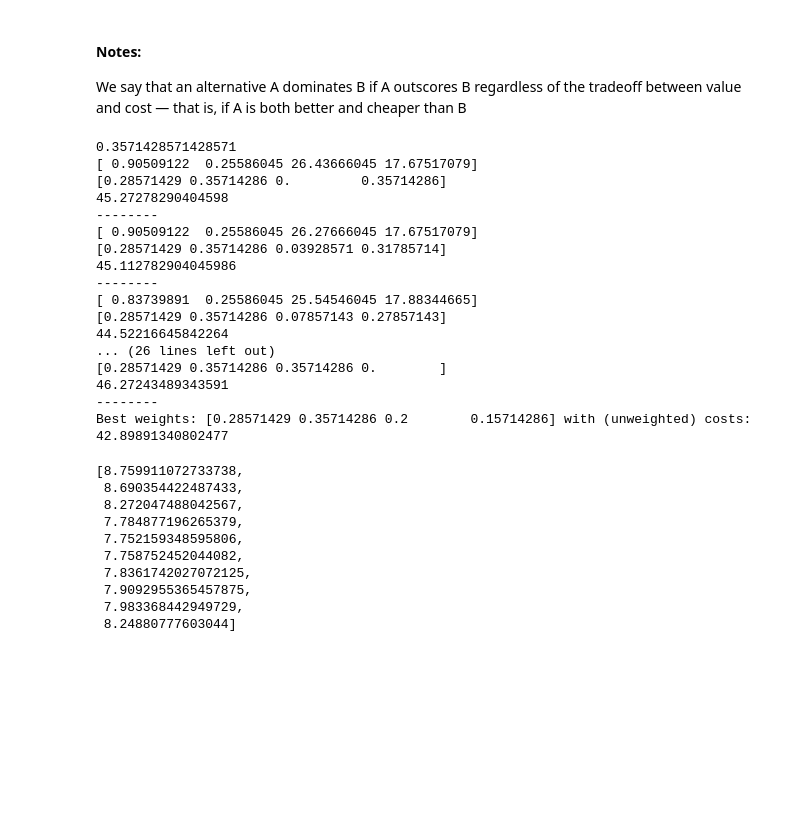
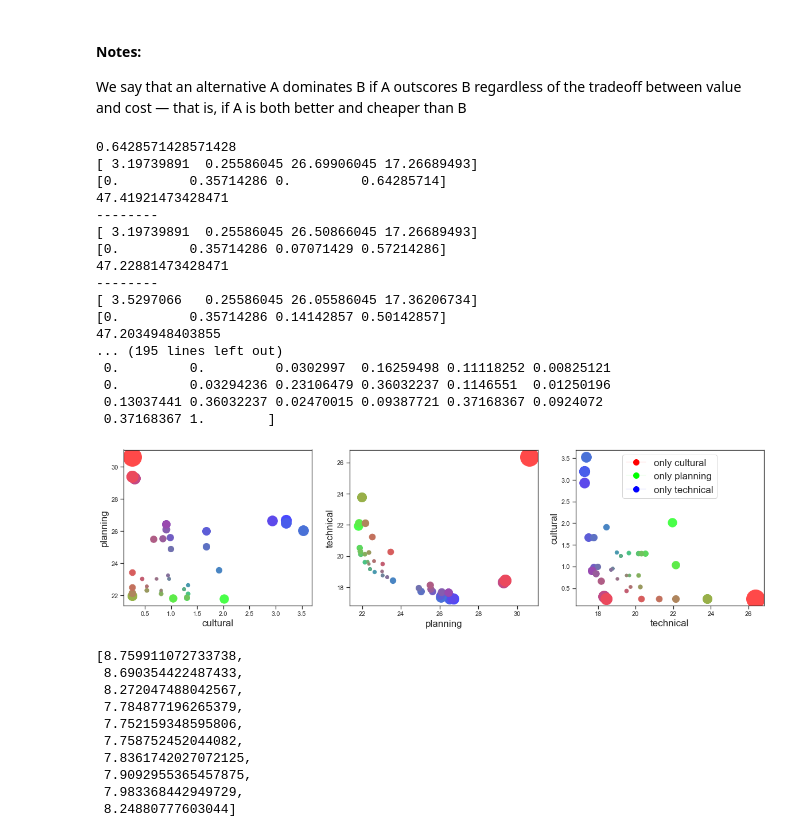
Before and after one commit to NinaWie/PowerPlanner, a Jupyter notebook: notebooks/pareto.ipynb, the cells around one changed output. Drawn from its saved outputs; the diff is of its cells as text; code cells hidden in the pictures; blank space fills up the shorter version.

```diff
--- a/notebooks/pareto.ipynb
+++ b/notebooks/pareto.ipynb
@@ -192,7 +192,7 @@ def plot_pareto_3d(pareto, weights, classes):
 # %%
 from matplotlib.lines import Line2D
 
-def plot_pareto_scatter_3d(pareto, weights, classes):
+def plot_pareto_scatter_3d(pareto, weights, classes, cost_sum=None):
     """
     3D plot of pareto points from 3 cost classes
     Arguments:
@@ -200,6 +200,11 @@ def plot_pareto_scatter_3d(pareto, weights, classes):
         weights: array or list of shape num_paths x 3, giving the weights that yielded the pareto costs
         classes: list of 3 strings, the compared graphs
     """
+    if cost_sum is not None:
+        norm_cost_sums = np.array(cost_sum)
+        norm_cost_sums = (norm_cost_sums-np.min(norm_cost_sums))/(np.max(norm_cost_sums)-np.min(norm_cost_sums))
+    print(norm_cost_sums)
+
     fig = plt.figure(figsize=(20,5))
     for i in range(3):
         ax = fig.add_subplot(1,3,i+1)
@@ -207,8 +212,12 @@ def plot_pareto_scatter_3d(pareto, weights, classes):
         ind2 = (i+1)%3
         for j in range(len(pareto)):
             label=np.argmax(weights[j])
+            if cost_sum is not None:
+                size = norm_cost_sums[j] * 1000 + 20
+            else:
+                size = 100
             col_weights = (np.asarray([weights[j]])+0.4)/1.4
-            ax.scatter(pareto[j,ind1], pareto[j,ind2], c=col_weights, label=label)
+            ax.scatter(pareto[j,ind1], pareto[j,ind2], c=col_weights, s=size, label=label)
         plt.xlabel(classes[ind1], fontsize=17)
         plt.ylabel(classes[ind2], fontsize=17)
     legend_elements = [Line2D([0], [0],marker='o', color=[1,0,0], markersize=10, lw=0.1, label='only '+classes[0]),
@@ -220,7 +229,7 @@ def plot_pareto_scatter_3d(pareto, weights, classes):
     plt.savefig("pareto3d.pdf")
     plt.show()
 
-def plot_pareto_scatter_2d(pareto, weights, classes):
+def plot_pareto_scatter_2d(pareto, weights, classes, cost_sum=None):
     """
     Scatter to compare two cost classes
     Arguments:
@@ -228,11 +237,19 @@ def plot_pareto_scatter_2d(pareto, weights, classes):
         weights: array or list of shape num_paths x 2, giving the weights that yielded the pareto costs
         classes: list of 2 strings, the compared graphs
     """
+    if cost_sum is not None:
+        norm_cost_sums = np.array(cost_sum)
+        # normalize
+        norm_cost_sums = (norm_cost_sums-np.min(norm_cost_sums))/(np.max(norm_cost_sums)-np.min(norm_cost_sums))
+        size = norm_cost_sums * 1000 + 20
+    else:
+        size= 100
     color = np.array([[w[0], 0, w[1]] for w in weights])
     # scatter pareto curve
     plt.figure(figsize=(20, 10))
     plt.subplot(1, 2, 1)
-    plt.scatter(pareto[:,0], pareto[:,1], c=color)
+    plt.scatter(pareto[:,0], pareto[:,1], c= color, s=size)# color)
+    plt.gray()
     plt.xlabel(classes[0], fontsize=15)
     plt.ylabel(classes[1], fontsize=15)
     # manually create legend
@@ -302,36 +319,37 @@ def get_pareto(self, vary, source, dest, out_path=None, non_compare_weight=0, co
     # Plotting
     if plotting:
         if len(compare)==2:
-            plot_pareto_scatter_2d(pareto, weights, classes)
+            plot_pareto_scatter_2d(pareto, weights, classes, cost_sum=cost_sum)
         elif len(compare)==3:
             # plot_pareto_3d(pareto, weights, classes)
-            plot_pareto_scatter_3d(pareto, weights, classes)
+            plot_pareto_scatter_3d(pareto, weights, classes, cost_sum=cost_sum)
         # TODO: return weights as well
     return paths, weights, cost_sum
 # %%
 %matplotlib notebook
 # %%
 pareto_out = get_pareto(
-    graph, 10, source_v, target_v, compare=[2, 3], non_compare_weight=0.5, out_path=1, plotting=False
+    graph, 10, source_v, target_v, compare=[0, 2, 3], non_compare_weight=0.5, out_path=1, plotting=True
 )
 # %% [output]
-0.3571428571428571
-[ 0.90509122  0.25586045 26.43666045 17.67517079]
-[0.28571429 0.35714286 0.         0.35714286]
-45.27278290404598
+0.6428571428571428
+[ 3.19739891  0.25586045 26.69906045 17.26689493]
+[0.         0.35714286 0.         0.64285714]
+47.41921473428471
 --------
-[ 0.90509122  0.25586045 26.27666045 17.67517079]
-[0.28571429 0.35714286 0.03928571 0.31785714]
-45.112782904045986
+[ 3.19739891  0.25586045 26.50866045 17.26689493]
+[0.         0.35714286 0.07071429 0.57214286]
+47.22881473428471
 --------
-[ 0.83739891  0.25586045 25.54546045 17.88344665]
-[0.28571429 0.35714286 0.07857143 0.27857143]
-44.52216645842264
-... (26 lines left out)
-[0.28571429 0.35714286 0.35714286 0.        ]
-46.27243489343591
---------
-Best weights: [0.28571429 0.35714286 0.2        0.15714286] with (unweighted) costs: 42.89891340802477
+[ 3.5297066   0.25586045 26.05586045 17.36206734]
+[0.         0.35714286 0.14142857 0.50142857]
+47.2034948403855
+... (195 lines left out)
+ 0.         0.         0.0302997  0.16259498 0.11118252 0.00825121
+ 0.         0.03294236 0.23106479 0.36032237 0.1146551  0.01250196
+ 0.13037441 0.36032237 0.02470015 0.09387721 0.37168367 0.0924072
+ 0.37168367 1.        ]
+[figure, added]
 # %%
 pareto_out[2]
 # %% [output]
```
Also changed, not shown: parts of 1 cell of this notebook, 16 other files.
